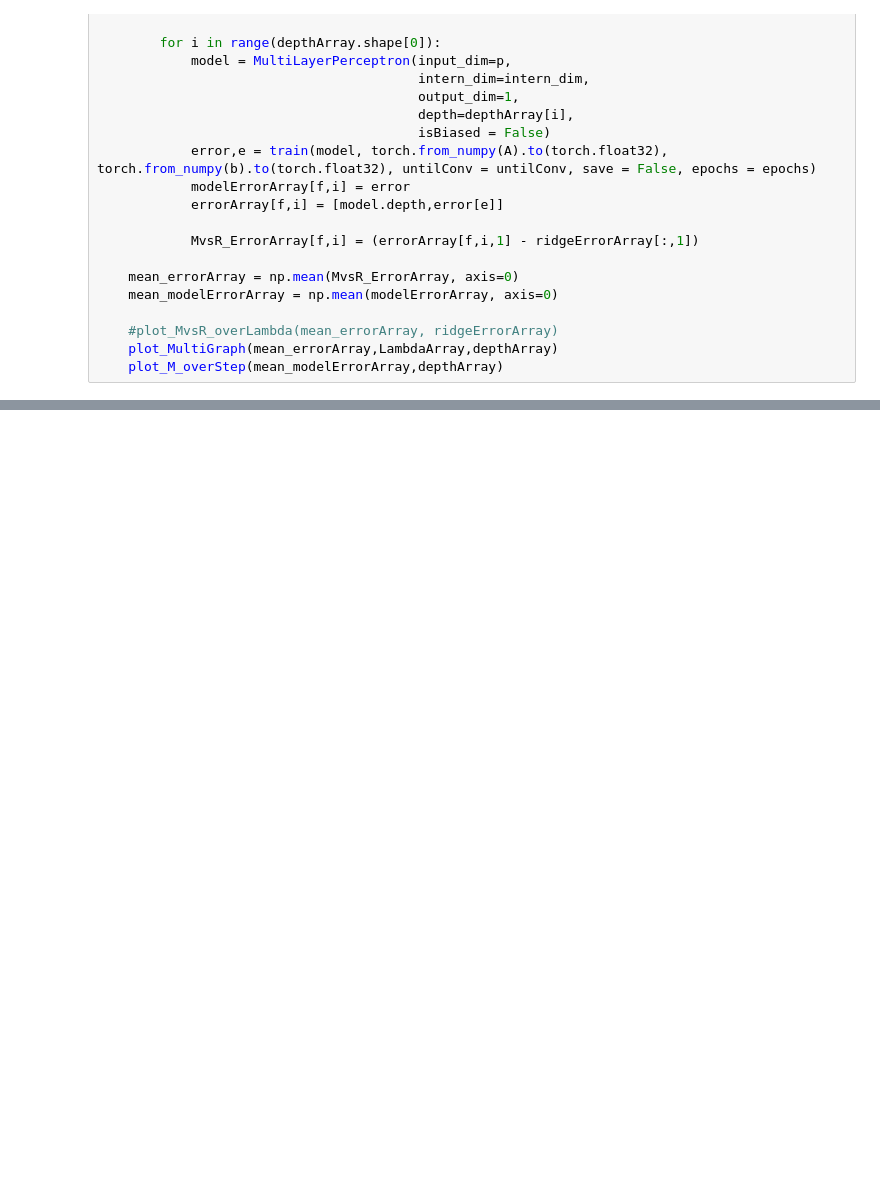
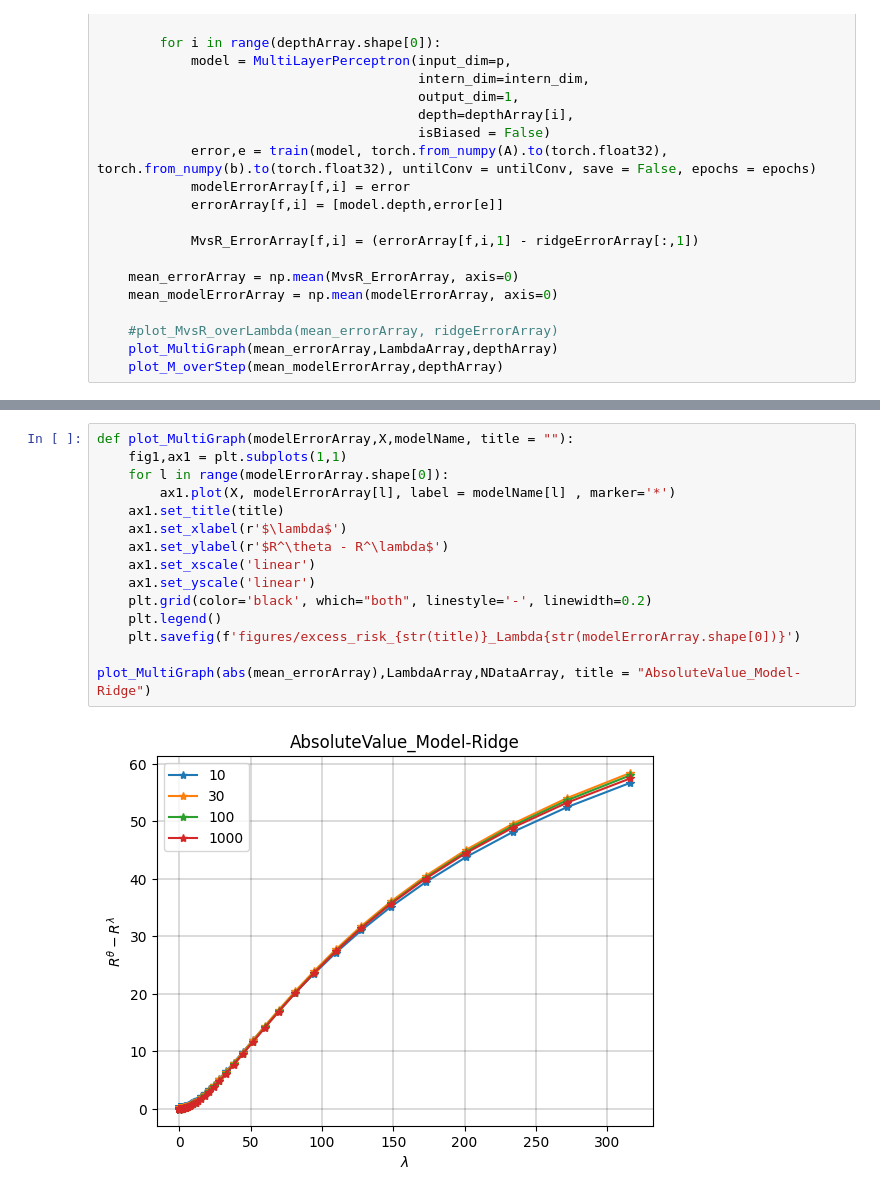
Before and after one commit to tribulle/Implicit_Regularization_SGD, a Jupyter notebook: Common_Tests.ipynb, the cells around one changed output, grey strips where cells are left out. Drawn from its saved outputs; the diff is of its cells as text; blank space fills up the shorter version.

```diff
--- a/Common_Tests.ipynb
+++ b/Common_Tests.ipynb
@@ -81,0 +77,17 @@ Test_Ndata_vs_Lamnbda(epochs = 1000, depth =1,NDataArray = np.array([100,500,200
+# %%
+def plot_MultiGraph(modelErrorArray,X,modelName, title = ""):
+    fig1,ax1 = plt.subplots(1,1)
+    for l in range(modelErrorArray.shape[0]):
+        ax1.plot(X, modelErrorArray[l], label = modelName[l] , marker='*')
+    ax1.set_title(title)
+    ax1.set_xlabel(r'$\lambda$')
+    ax1.set_ylabel(r'$R^\theta - R^\lambda$')
+    ax1.set_xscale('linear')
+    ax1.set_yscale('linear')
+    plt.grid(color='black', which="both", linestyle='-', linewidth=0.2)
+    plt.legend()
+    plt.savefig(f'figures/excess_risk_{str(title)}_Lambda{str(modelErrorArray.shape[0])}')
+
+plot_MultiGraph(abs(mean_errorArray),LambdaArray,NDataArray, title = "AbsoluteValue_Model-Ridge")
+# %% [output]
+[figure, added]
```
Also changed, not shown: parts of 3 cells of this notebook, 7 other files.
